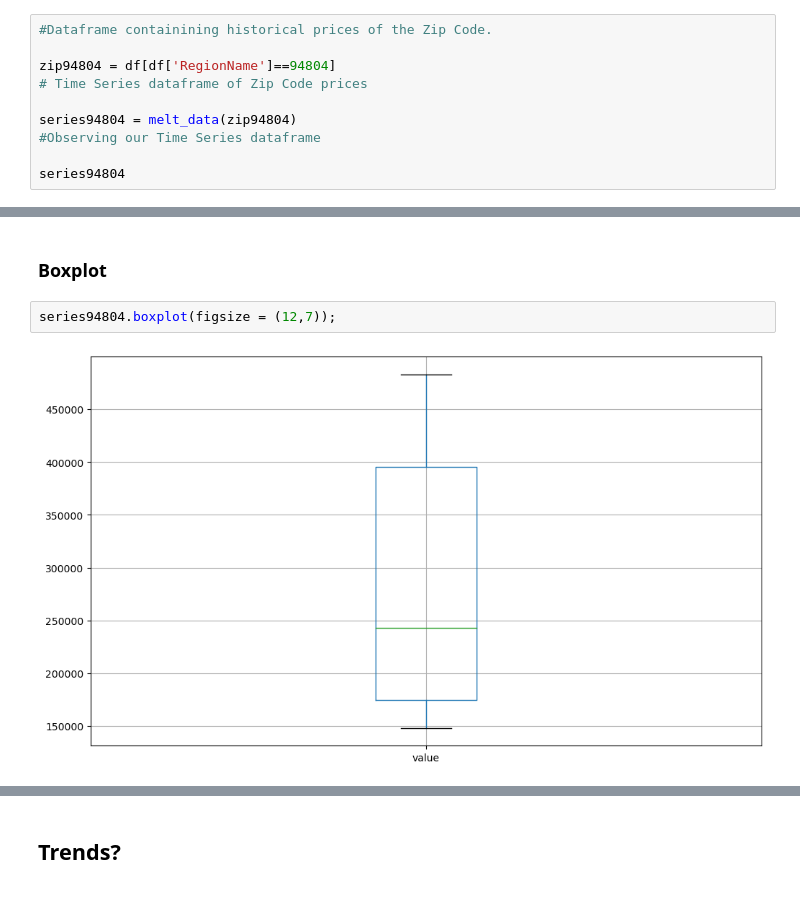
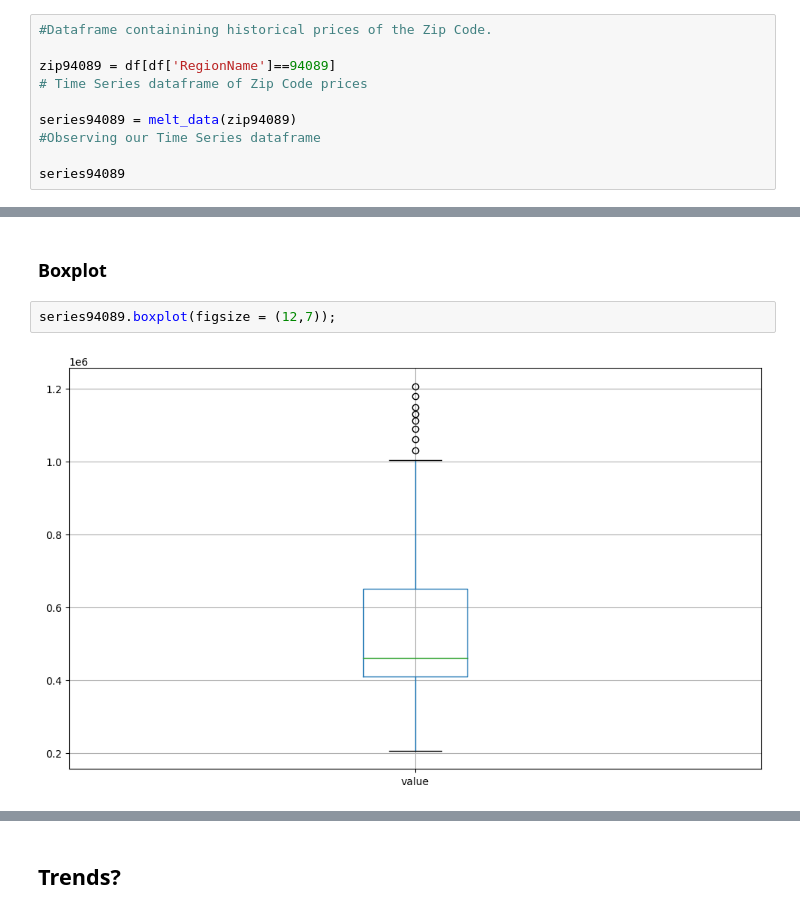
Before and after one commit to lalynjay/Time_series_analysis, a Jupyter notebook: Time_series_analysis.ipynb, the cells around one changed output, grey strips where cells are left out. Drawn from its saved outputs; the diff is of its cells as text.

```diff
--- a/Time_series_analysis.ipynb
+++ b/Time_series_analysis.ipynb
@@ -307,13 +307,13 @@ def melt_data(df):
 # %%
 #Dataframe containining historical prices of the Zip Code.
 
-zip94804 = df[df['RegionName']==94804]
+zip94089 = df[df['RegionName']==94089]
 # Time Series dataframe of Zip Code prices
 
-series94804 = melt_data(zip94804)
+series94089 = melt_data(zip94089)
 #Observing our Time Series dataframe
 
-series94804
+series94089
 # %% [output]
 |  | value |
 | time |  |
@@ -392,8 +385,8 @@ series94804.hist(figsize = (10,6));
 # %% [markdown]
 ### Boxplot
 # %%
-series94804.boxplot(figsize = (12,7));
+series94089.boxplot(figsize = (12,7));
 # %% [output]
-[figure, old version]
+[figure, new version]
 # %%
 fig, ax = plt.subplots(figsize=(16,3))
```
Also changed, not shown: parts of 41 cells of this notebook.
